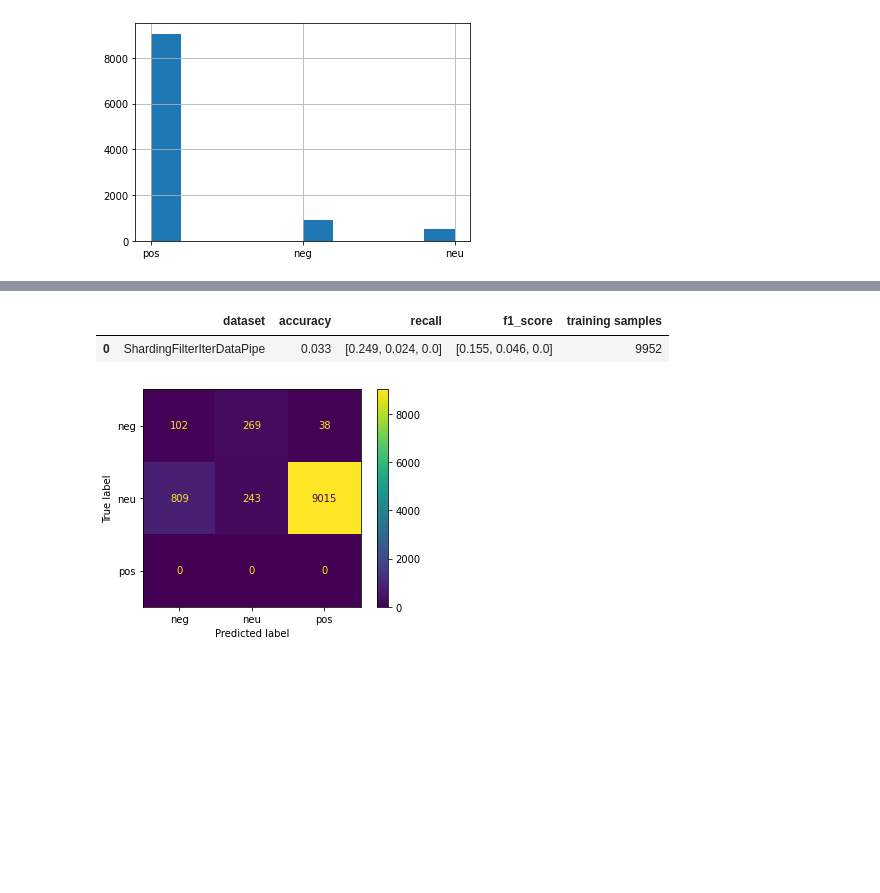
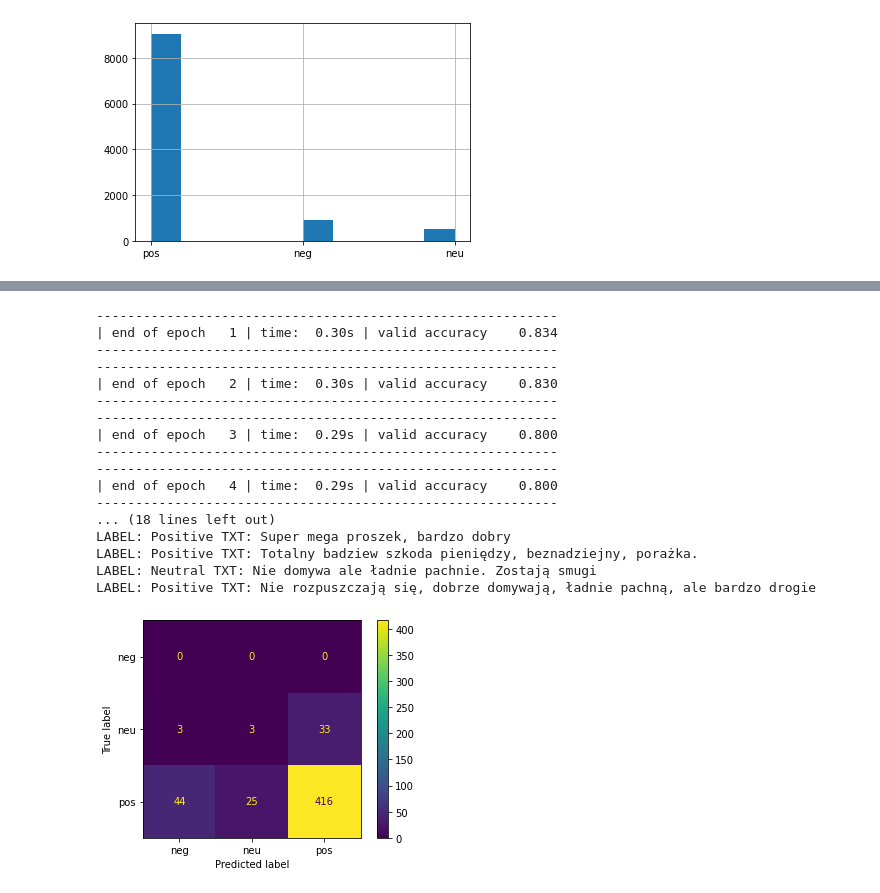
Before and after one commit to emroczko/NLP, a Jupyter notebook: linear_model_experiments.ipynb, the cells around one changed output, grey strips where cells are left out. Saved outputs shown, nothing was run; the diff lists cells and outputs as text; code cells hidden in the pictures; blank space fills up the shorter version.

```diff
--- a/linear_model_experiments.ipynb
+++ b/linear_model_experiments.ipynb
@@ -147,6 +147,47 @@ plt.hist(preds)
-# %%
-evaluate(trainer, test_dataloader)
-# %% [output]
-|  | dataset | accuracy | recall | f1_score | training samples |
-| 0 | ShardingFilterIterDataPipe | 0.033 | [0.249, 0.024, 0.0] | [0.155, 0.046, 0.0] | 9952 |
-[figure, removed]
+# %%
+experimentName = "training on other_reviews"
+# Hyperparameters
+EPOCHS = 10  # epoch
+LR = 5  # learning rate
+BATCH_SIZE = 64  # batch size for training
+
+dataset_path = 'FinalDatasets/other_reviews.json'
+device = torch.device("cuda" if torch.cuda.is_available() else "cpu")
+dataset = reviews(root=dataset_path, split='train')
+
+trainer = Trainer(dataset, device, LR)
+train_dataloader, ignored = getDatasets(dataset_path, BATCH_SIZE, trainer)
+train(trainer, train_dataloader, test_dataloader)
+
+preds, labels = predict(trainer, train_dataloader)
+eval = evaluate(trainer, test_dataloader, experimentName)
+results = pd.concat([results, eval])
+
+ex_text_str1 = "Super mega proszek, bardzo dobry"
+ex_text_str2 = "Totalny badziew szkoda pieniędzy, beznadziejny, porażka."
+ex_text_str3 = "Nie domywa ale ładnie pachnie. Zostają smugi"
+ex_text_str4 = "Nie rozpuszczają się, dobrze domywają, ładnie pachną, ale bardzo drogie"
+
+print(f"LABEL: {reviews_labels[predictSingleEntry(trainer, ex_text_str1)]} TXT: {ex_text_str1}")
+print(f"LABEL: {reviews_labels[predictSingleEntry(trainer, ex_text_str2)]} TXT: {ex_text_str2}")
+print(f"LABEL: {reviews_labels[predictSingleEntry(trainer, ex_text_str3)]} TXT: {ex_text_str3}")
+print(f"LABEL: {reviews_labels[predictSingleEntry(trainer, ex_text_str4)]} TXT: {ex_text_str4}")
+# %% [output]
+-----------------------------------------------------------
+| end of epoch   1 | time:  0.30s | valid accuracy    0.834
+-----------------------------------------------------------
+-----------------------------------------------------------
+| end of epoch   2 | time:  0.30s | valid accuracy    0.830
+-----------------------------------------------------------
+-----------------------------------------------------------
+| end of epoch   3 | time:  0.29s | valid accuracy    0.800
+-----------------------------------------------------------
+-----------------------------------------------------------
+| end of epoch   4 | time:  0.29s | valid accuracy    0.800
+-----------------------------------------------------------
+... (18 lines left out)
+LABEL: Positive TXT: Super mega proszek, bardzo dobry
+LABEL: Positive TXT: Totalny badziew szkoda pieniędzy, beznadziejny, porażka.
+LABEL: Neutral TXT: Nie domywa ale ładnie pachnie. Zostają smugi
+LABEL: Positive TXT: Nie rozpuszczają się, dobrze domywają, ładnie pachną, ale bardzo drogie
+[figure, added]
```
Also changed, not shown: parts of 12 cells of this notebook, 2 other files.
